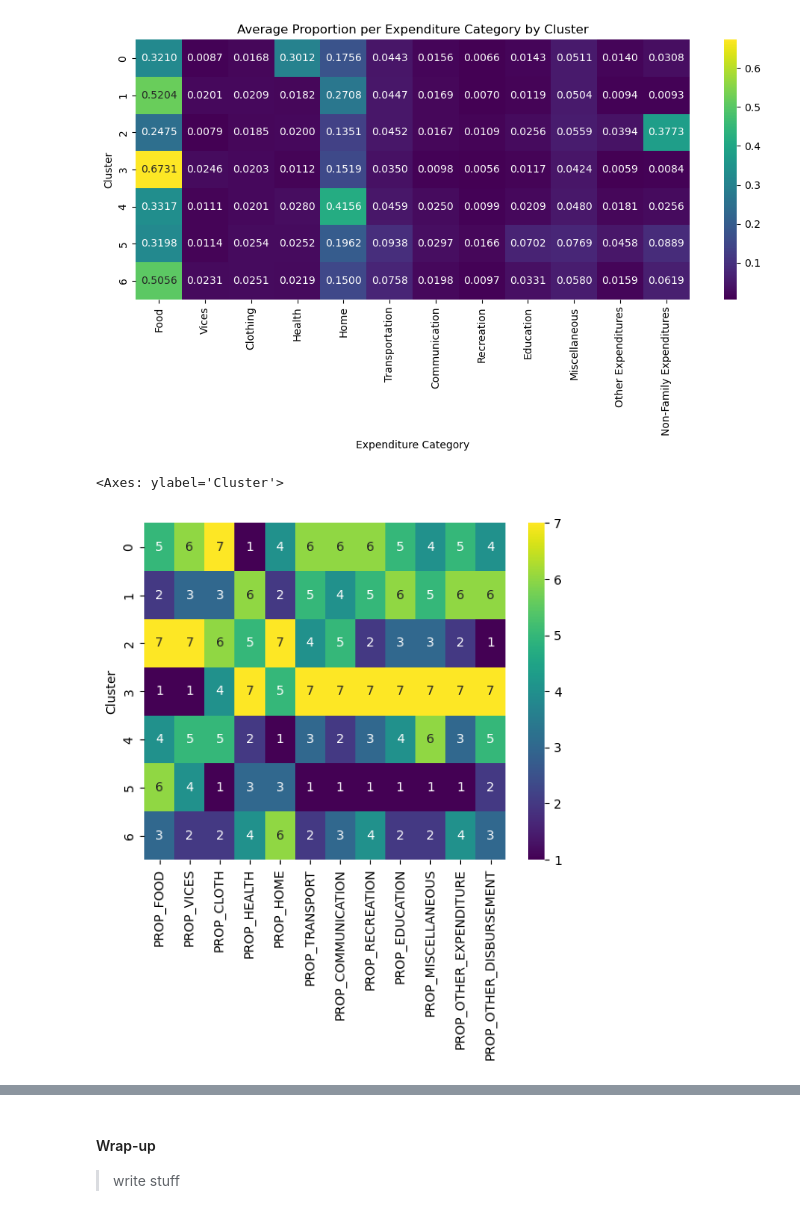
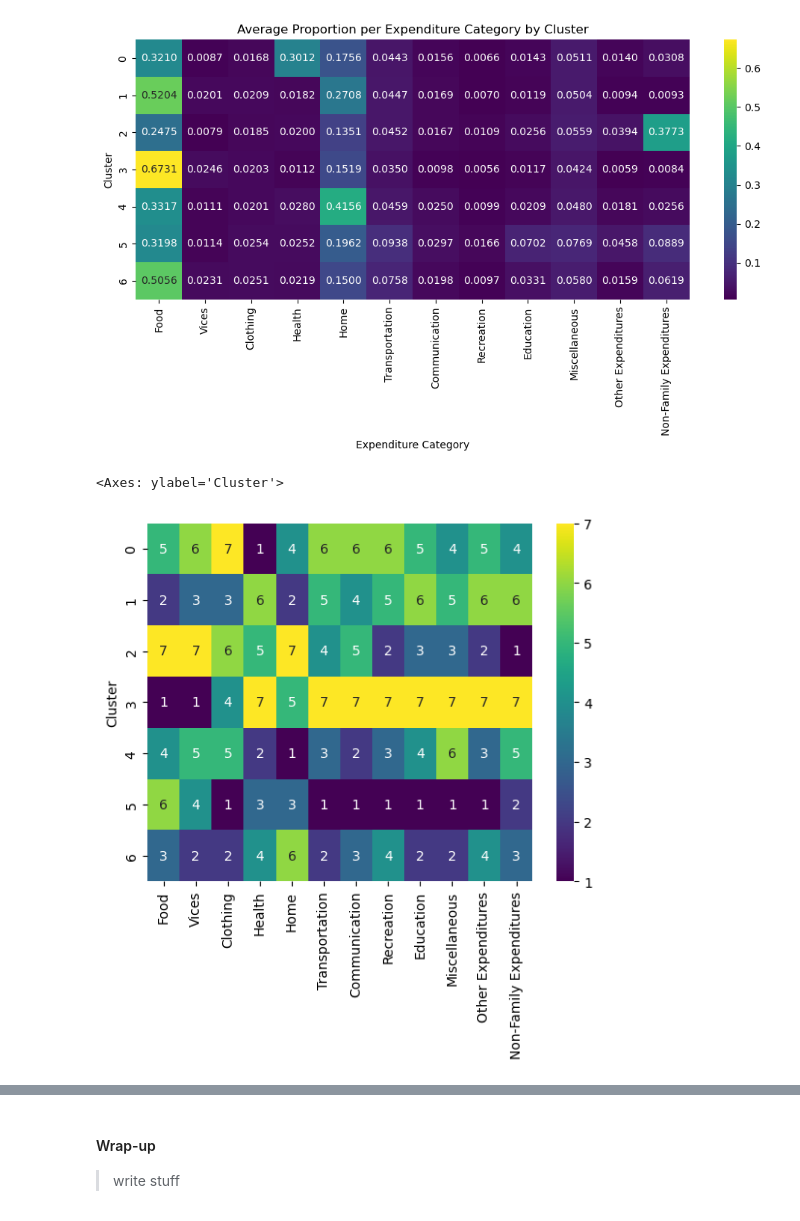
Before and after one commit to qu1r0ra/psa-dataset-analysis, a Jupyter notebook: fie-analysis.ipynb, the cells around one changed output, grey strips where cells are left out. Cells and saved outputs as stored; diff of their text form; code cells hidden in the pictures.

```diff
--- a/fie-analysis.ipynb
+++ b/fie-analysis.ipynb
@@ -1618,8 +1618,13 @@ plt.show()
 [figure]
 # %%
 cluster_ranks = cluster_means.rank(ascending=False).astype(int)
-sns.heatmap(cluster_ranks, annot=True, cmap="viridis")
+sns.heatmap(
+    cluster_ranks,
+    annot=True,
+    cmap="viridis",
+    xticklabels=major_expenditure_categories.keys()
+)
 # %% [output]
 <Axes: ylabel='Cluster'>
-[figure, old version]
+[figure, new version]
 # %% [markdown]
```
Also changed, not shown: parts of 1 cell of this notebook.
